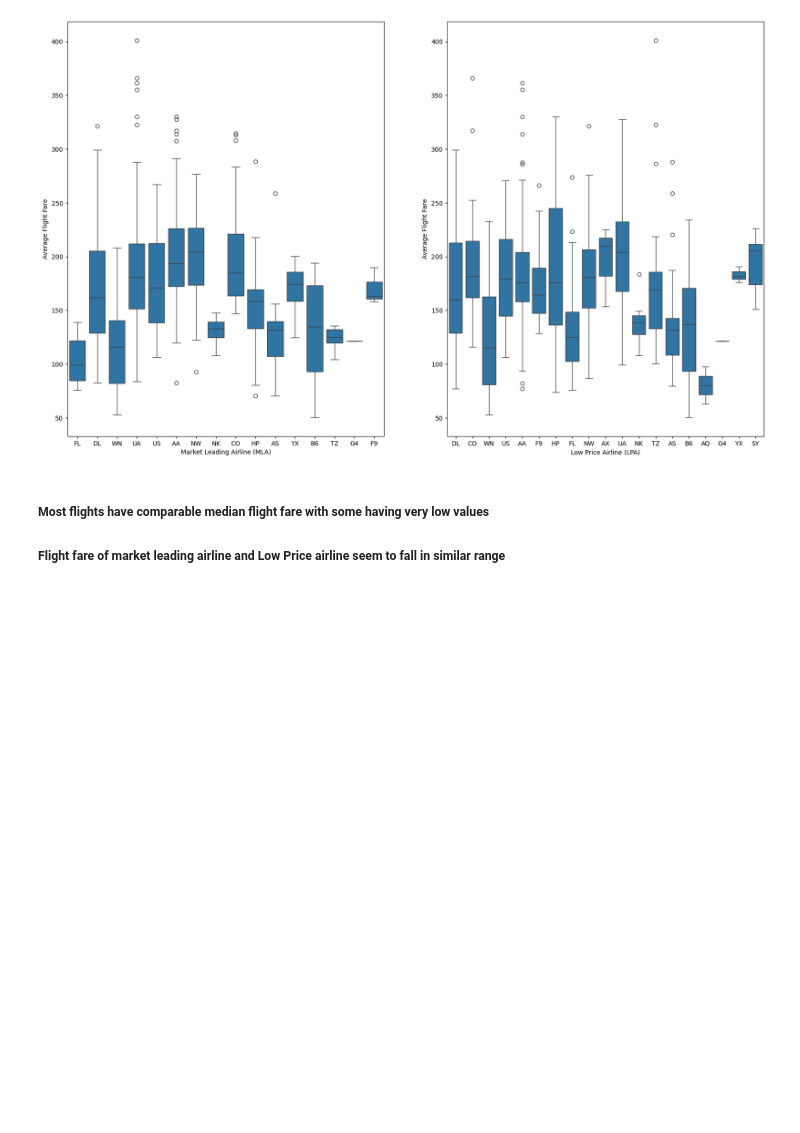
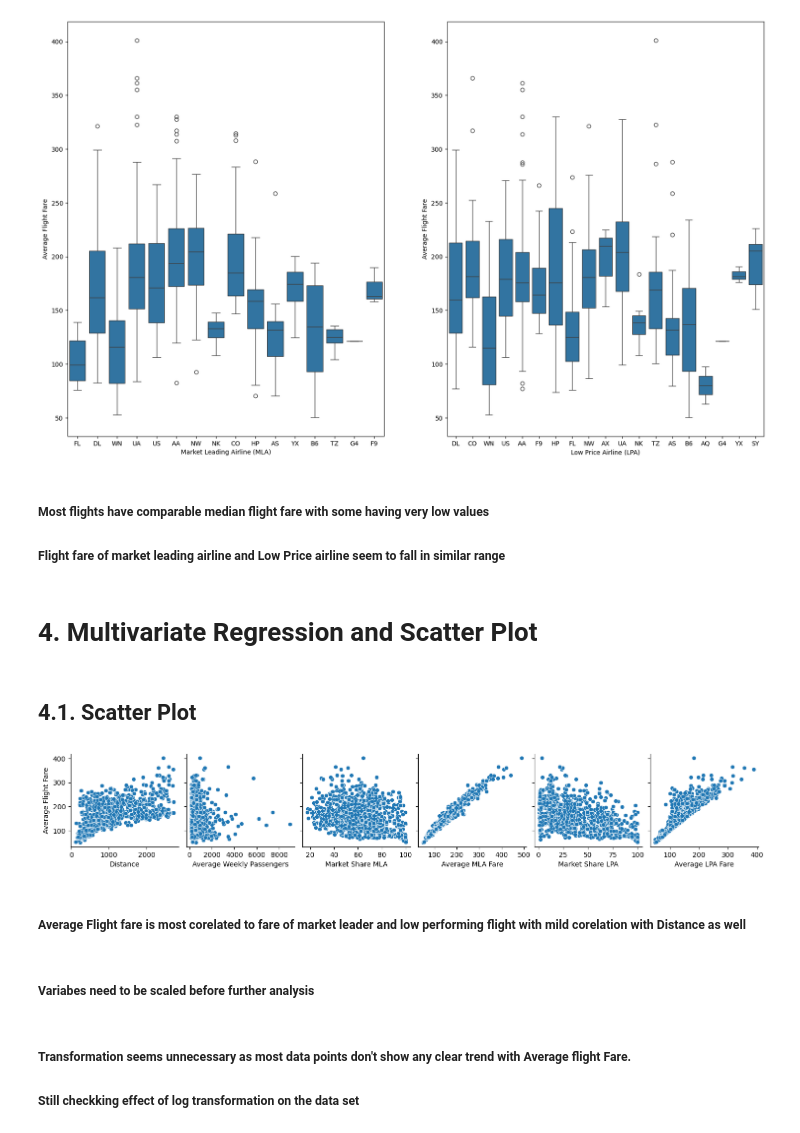
Before and after one commit to Krushna-007/codespaces-jupyter, a Jupyter notebook: notebooks/Airline_Fare_Analysis_Case_Study_Linear_Regression.ipynb, the cells around one changed output. Drawn from its saved outputs; the diff is of its cells as text; code cells hidden in the pictures; blank space fills up the shorter version.

Commit message:
Updated ~ Multi Linear Regression

```diff
--- a/notebooks/Airline_Fare_Analysis_Case_Study_Linear_Regression.ipynb
+++ b/notebooks/Airline_Fare_Analysis_Case_Study_Linear_Regression.ipynb
@@ -278,3 +283,21 @@ sns.boxplot(x = 'Low Price Airline (LPA)', y = 'Average Flight Fare', data = fil
 # %% [markdown]
 ##### Most flights have comparable median flight fare with some having very low values
 ##### Flight fare of market leading airline and Low Price airline seem to fall in similar range
+# %% [markdown]
+# 4. Multivariate Regression and Scatter Plot
+# %% [markdown]
+## 4.1. Scatter Plot
+# %%
+sns.pairplot(file, y_vars='Average Flight Fare', x_vars=["Distance", "Average Weekly Passengers",
+                                                       'Market Share MLA', 'Average MLA Fare','Market Share LPA','Average LPA Fare'
+                                                        ])
+plt.show()
+# %% [output]
+[figure, added]
+# %% [markdown]
+##### Average Flight fare is most corelated to fare of market leader and low performing flight with mild corelation with Distance as well
+# %% [markdown]
+##### Variabes need to be scaled before further analysis
+# %% [markdown]
+##### Transformation seems unnecessary as most data points don't show any clear trend with Average flight Fare.
+##### Still checkking effect of log transformation on the data set
```
Also changed, not shown: parts of 7 cells of this notebook.
